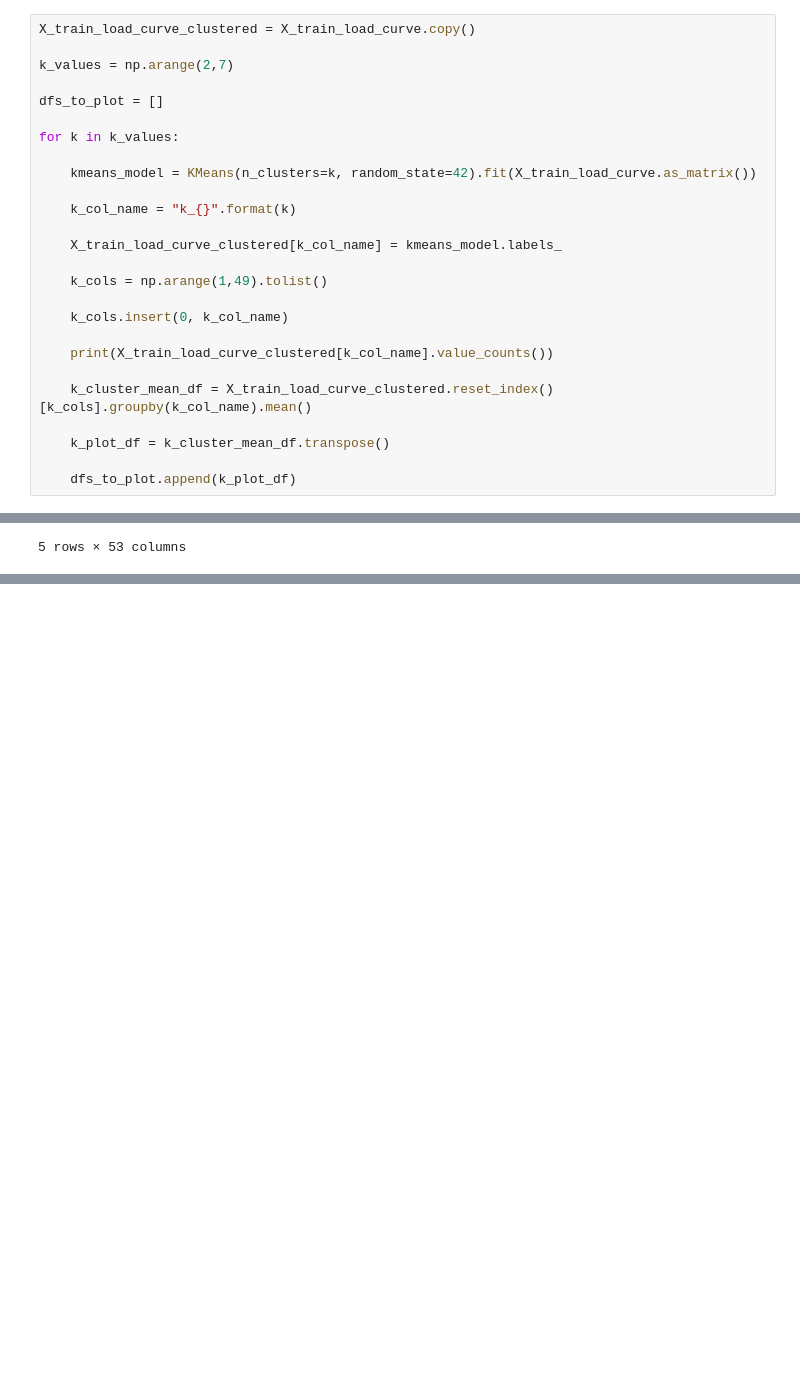
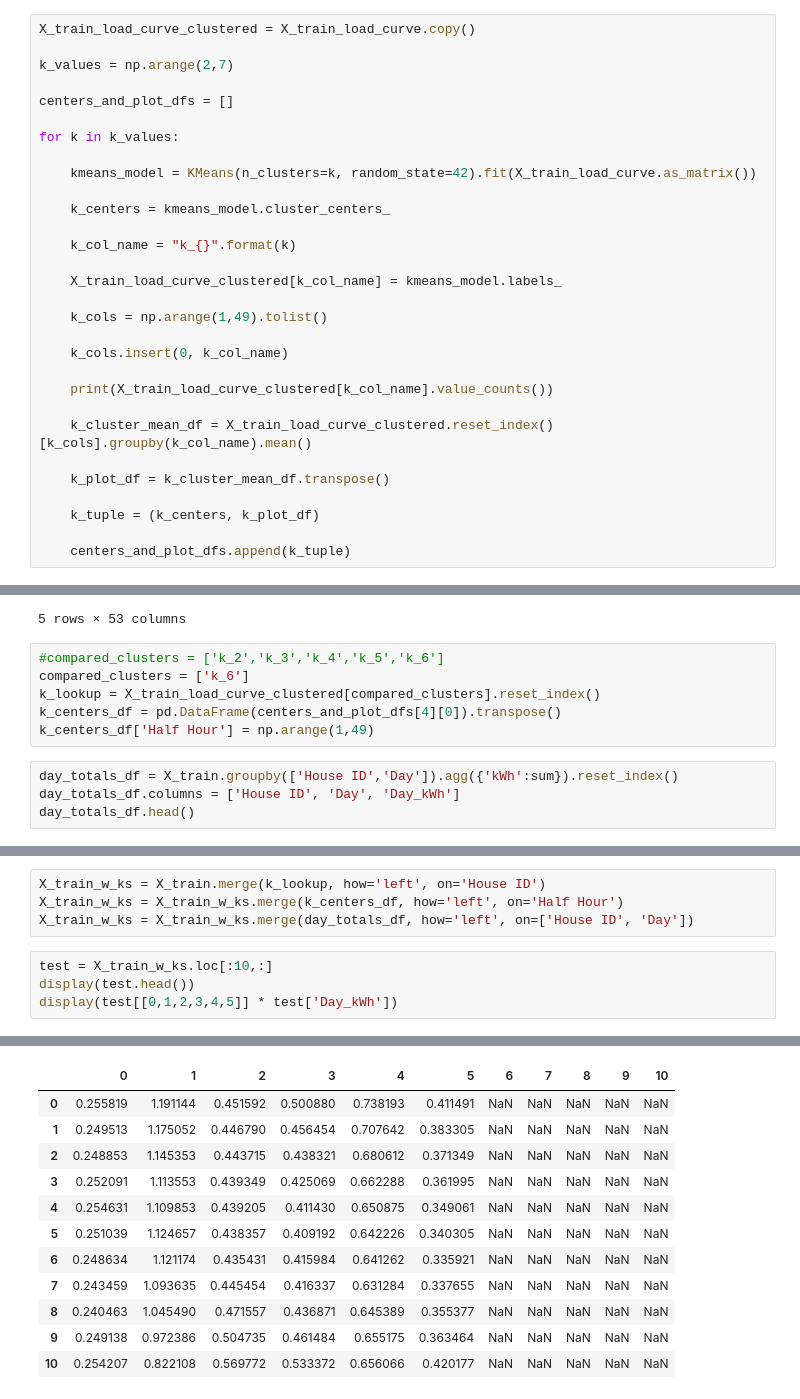
Before and after one commit to torenunez/udacity-mlnd-capstone, a Jupyter notebook: ev-capstone.ipynb, the cells around one changed output, grey strips where cells are left out. Drawn from its saved outputs; the diff is of its cells as text; blank space fills up the shorter version.

Commit message:
pending multiplication for true curve expectation

```diff
--- a/ev-capstone.ipynb
+++ b/ev-capstone.ipynb
@@ -378,11 +403,13 @@ X_train_load_curve_clustered = X_train_load_curve.copy()
 
 k_values = np.arange(2,7)
 
-dfs_to_plot = []
+centers_and_plot_dfs = []
 
 for k in k_values:
 
     kmeans_model = KMeans(n_clusters=k, random_state=42).fit(X_train_load_curve.as_matrix())
+
+    k_centers = kmeans_model.cluster_centers_
 
     k_col_name = "k_{}".format(k)
 
@@ -398,7 +425,9 @@ for k in k_values:
 
     k_plot_df = k_cluster_mean_df.transpose()
 
-    dfs_to_plot.append(k_plot_df)
+    k_tuple = (k_centers, k_plot_df)
+
+    centers_and_plot_dfs.append(k_tuple)
 # %% [output]
 0    935
 1    257
@@ -437,3 +466,13 @@ X_train_load_curve_clustered.head()
 | 11628338 | 0.011694 | 0.011812 | 0.011763 | 0.011365 | 0.015829 | 0.021000 | 0.023360 | 0.022926 | 0.015345 | 0.011069 | ... | ... |
 | 11628340 | 0.009632 | 0.010972 | 0.012856 | 0.011982 | 0.012095 | 0.012718 | 0.012154 | 0.012275 | 0.012941 | 0.014352 | ... | ... |
 5 rows × 53 columns
+# %%
+#compared_clusters = ['k_2','k_3','k_4','k_5','k_6']
+compared_clusters = ['k_6']
+k_lookup = X_train_load_curve_clustered[compared_clusters].reset_index()
+k_centers_df = pd.DataFrame(centers_and_plot_dfs[4][0]).transpose()
+k_centers_df['Half Hour'] = np.arange(1,49)
+# %%
+day_totals_df = X_train.groupby(['House ID','Day']).agg({'kWh':sum}).reset_index()
+day_totals_df.columns = ['House ID', 'Day', 'Day_kWh']
+day_totals_df.head()
@@ -439,0 +486,9 @@ X_train_load_curve_clustered.head()
+# %%
+X_train_w_ks = X_train.merge(k_lookup, how='left', on='House ID')
+X_train_w_ks = X_train_w_ks.merge(k_centers_df, how='left', on='Half Hour')
+X_train_w_ks = X_train_w_ks.merge(day_totals_df, how='left', on=['House ID', 'Day'])
+# %%
+test = X_train_w_ks.loc[:10,:]
+display(test.head())
+display(test[[0,1,2,3,4,5]] * test['Day_kWh'])
+# %% [output]
@@ -439,0 +501,12 @@ X_train_load_curve_clustered.head()
+|  | 0 | 1 | 2 | 3 | 4 | 5 | 6 | 7 | 8 | 9 | 10 |
+| 0 | 0.255819 | 1.191144 | 0.451592 | 0.500880 | 0.738193 | 0.411491 | NaN | NaN | NaN | NaN | NaN |
+| 1 | 0.249513 | 1.175052 | 0.446790 | 0.456454 | 0.707642 | 0.383305 | NaN | NaN | NaN | NaN | NaN |
+| 2 | 0.248853 | 1.145353 | 0.443715 | 0.438321 | 0.680612 | 0.371349 | NaN | NaN | NaN | NaN | NaN |
+| 3 | 0.252091 | 1.113553 | 0.439349 | 0.425069 | 0.662288 | 0.361995 | NaN | NaN | NaN | NaN | NaN |
+| 4 | 0.254631 | 1.109853 | 0.439205 | 0.411430 | 0.650875 | 0.349061 | NaN | NaN | NaN | NaN | NaN |
+| 5 | 0.251039 | 1.124657 | 0.438357 | 0.409192 | 0.642226 | 0.340305 | NaN | NaN | NaN | NaN | NaN |
+| 6 | 0.248634 | 1.121174 | 0.435431 | 0.415984 | 0.641262 | 0.335921 | NaN | NaN | NaN | NaN | NaN |
+| 7 | 0.243459 | 1.093635 | 0.445454 | 0.416337 | 0.631284 | 0.337655 | NaN | NaN | NaN | NaN | NaN |
+| 8 | 0.240463 | 1.045490 | 0.471557 | 0.436871 | 0.645389 | 0.355377 | NaN | NaN | NaN | NaN | NaN |
+| 9 | 0.249138 | 0.972386 | 0.504735 | 0.461484 | 0.655175 | 0.363464 | NaN | NaN | NaN | NaN | NaN |
+| 10 | 0.254207 | 0.822108 | 0.569772 | 0.533372 | 0.656066 | 0.420177 | NaN | NaN | NaN | NaN | NaN |
```
Also changed, not shown: parts of 17 cells of this notebook.
